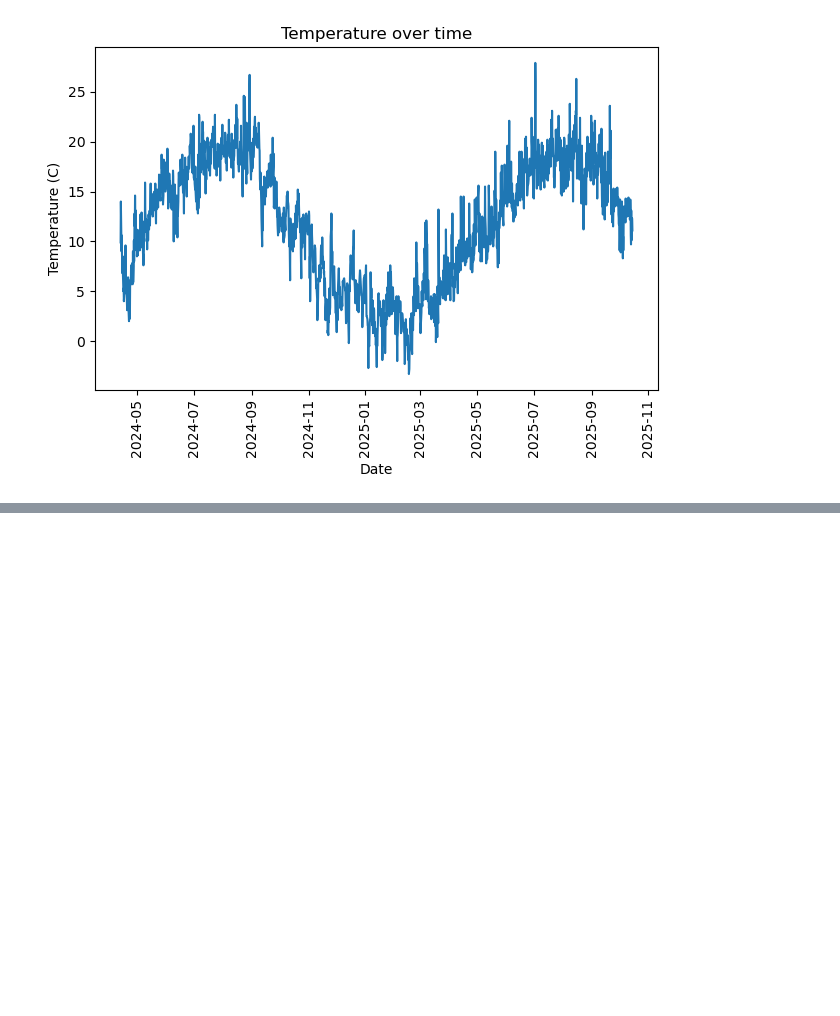
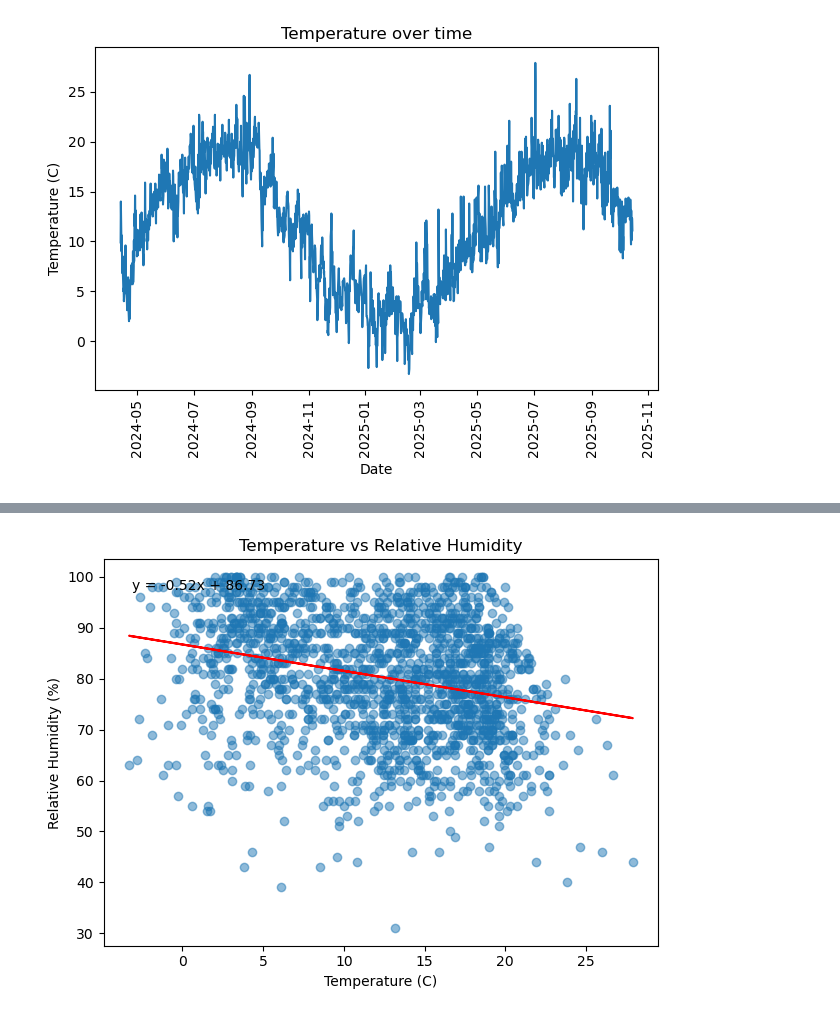
Before and after one commit to c4ristian/wetter, a Jupyter notebook: notebooks/overview_ck.ipynb, the cells around one changed output, grey strips where cells are left out. Saved outputs shown, nothing was run; the diff lists cells and outputs as text; code cells hidden in the pictures; blank space fills up the shorter version.

```diff
--- a/notebooks/overview_ck.ipynb
+++ b/notebooks/overview_ck.ipynb
@@ -53,0 +113,16 @@ plt.show()
+# %%
+# Can you visualize the correlation between temperature and humidity, please show
+# a regression line with regression term printed above the line
+plt.scatter(weather_frame['temp_C'], weather_frame['rel_humidity_pct'], alpha=0.5)
+# Fit a linear regression line
+m, b = np.polyfit(weather_frame['temp_C'], weather_frame['rel_humidity_pct'], 1)
+plt.plot(weather_frame['temp_C'], m*weather_frame['temp_C'] + b, color='red')
+plt.title("Temperature vs Relative Humidity")
+plt.xlabel("Temperature (C)")
+plt.ylabel("Relative Humidity (%)")
+plt.text(0.05, 0.95, f'y = {m:.2f}x + {b:.2f}', transform=plt.gca().transAxes, fontsize=10,
+         verticalalignment='top')
+plt.tight_layout()
+plt.show()
+# %% [output]
+[figure, added]
```
Also changed, not shown: parts of 9 cells of this notebook.
